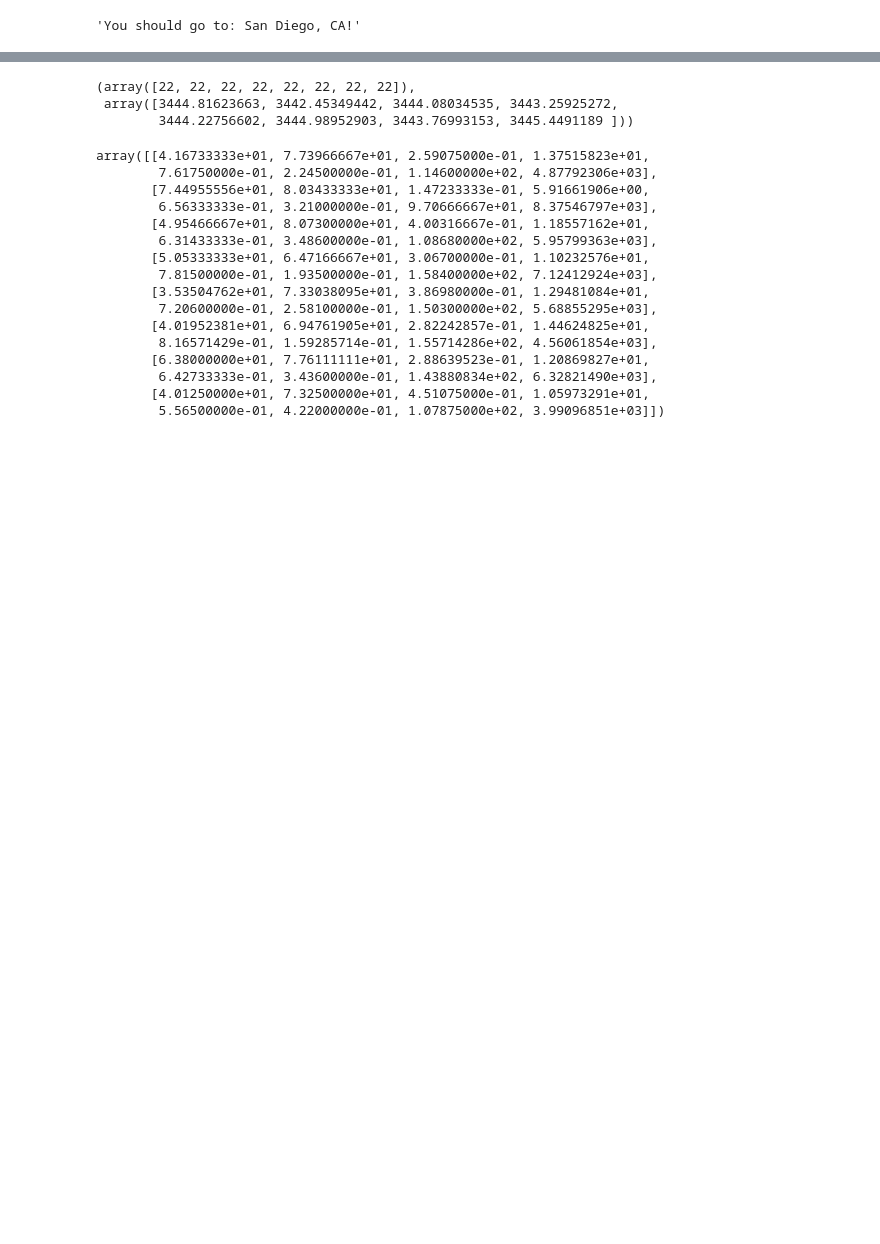
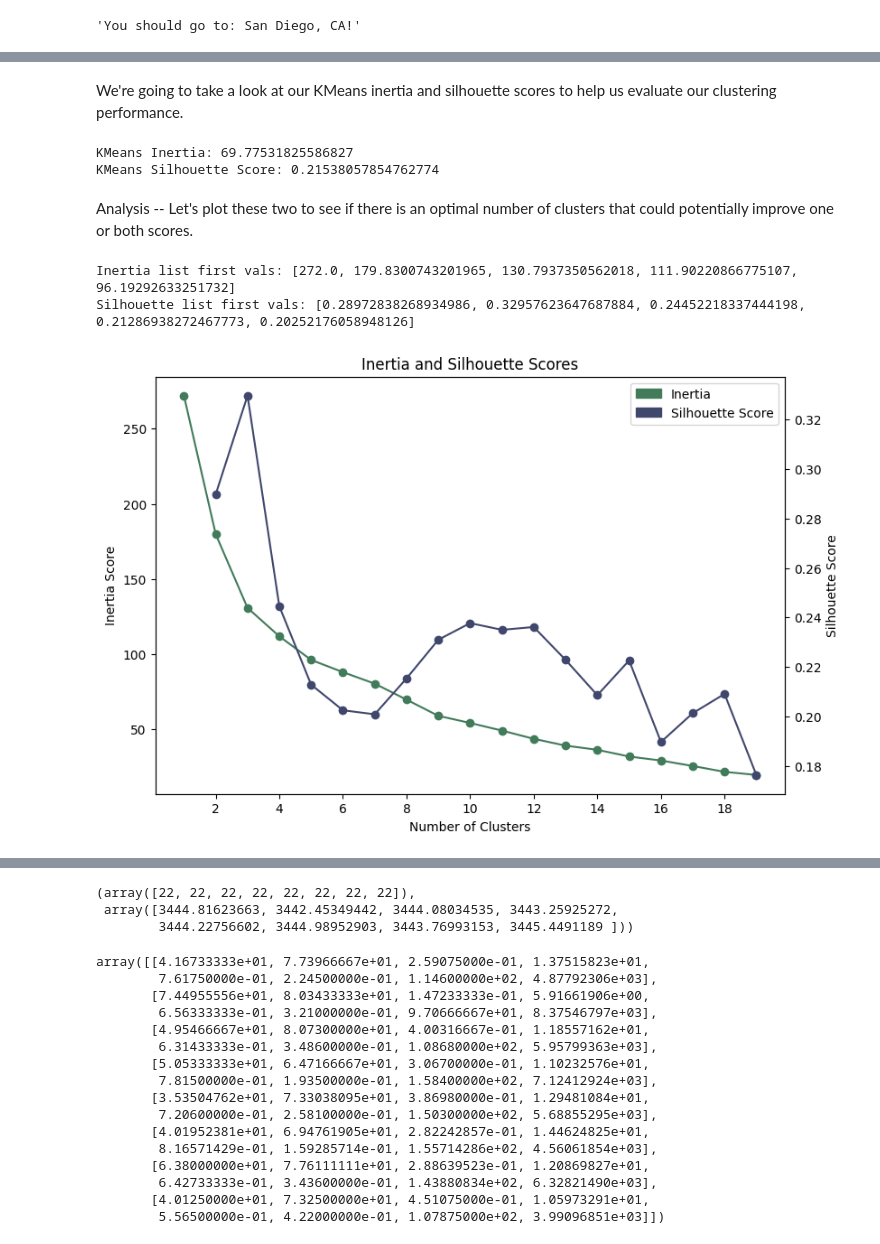
Before and after one commit to cynthia-rodriguez1/wfh-location-recommender, a Jupyter notebook: notebooks/03_building_rec_function.ipynb, the cells around one changed output, grey strips where cells are left out. Cells and saved outputs as stored; diff of their text form; code cells hidden in the pictures; blank space fills up the shorter version.

```diff
--- a/notebooks/03_building_rec_function.ipynb
+++ b/notebooks/03_building_rec_function.ipynb
@@ -1024,0 +394,47 @@ for kmeans_cluster_df['place']:
+# %% [markdown]
+We're going to take a look at our KMeans inertia and silhouette scores to help us evaluate our clustering performance.
+# %%
+print(f'KMeans Inertia: {km.inertia_}')
+print(f'KMeans Silhouette Score: {silhouette_score(X_scaled, km.labels_)}')
+# %% [output]
+KMeans Inertia: 69.77531825586827
+KMeans Silhouette Score: 0.21538057854762774
+# %% [markdown]
+Analysis -- Let's plot these two to see if there is an optimal number of clusters that could potentially improve one or both scores.
+# %%
+inertia_list = []
+
+for k in range(1,20):
+    kmeans = KMeans(n_clusters=k, random_state=42)
+    kmeans.fit(X_scaled)
+    inertia_list.append(kmeans.inertia_)
+
+silhouette_list = []
+
+for k in range(2,20):
+    kmeans = KMeans(n_clusters=k, random_state=42)
+    kmeans.fit(X_scaled)
+    silhouette_list.append(silhouette_score(X_scaled, kmeans.labels_))
+
+print(f'Inertia list first vals: {inertia_list[:5]}')
+print(f'Silhouette list first vals: {silhouette_list[:5]}')
+# %% [output]
+Inertia list first vals: [272.0, 179.8300743201965, 130.7937350562018, 111.90220866775107, 96.19292633251732]
+Silhouette list first vals: [0.28972838268934986, 0.32957623647687884, 0.24452218337444198, 0.21286938272467773, 0.20252176058948126]
+# %%
+fig, ax = plt.subplots(figsize=(9, 6))
+
+inertia = ax.plot(range(1,20), inertia_list, marker = 'o', color = '#417B5A')
+ax.set(xlabel= 'Number of Clusters', xticks=[2, 4, 6, 8, 10, 12, 14, 16, 18, 20], ylabel= 'Inertia Score', title='Inertia and Silhouette Scores')
+
+ax2 = ax.twinx()
+sil_score = ax2.plot(range(2, 20), silhouette_list, marker = 'o', color = '#40476D')
+ax2.set(ylabel = 'Silhouette Score')
+
+inert_idx = mpatches.Patch(color='#417B5A', label='Inertia')
+sils_idx = mpatches.Patch(color='#40476D', label='Silhouette Score')
+plt.legend(handles=[inert_idx, sils_idx], bbox_to_anchor=((1,1)))
+
+plt.show();
+# %% [output]
+[figure, added]
```
Also changed, not shown: parts of 197 cells of this notebook, 9 other files.
